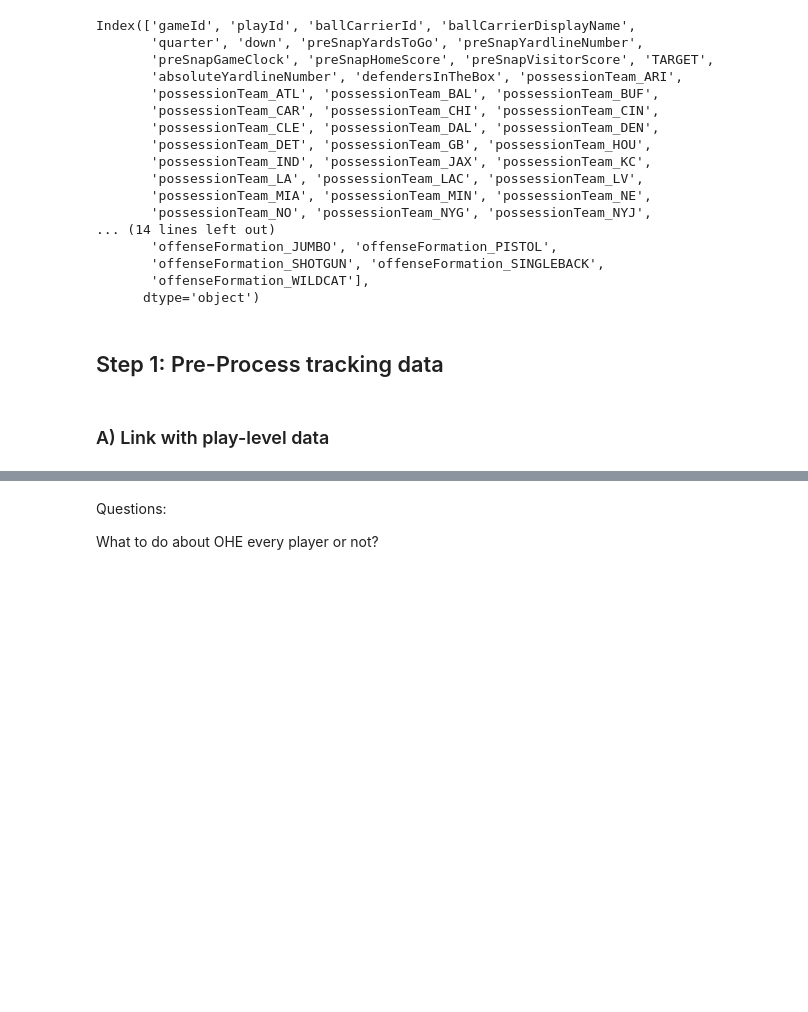
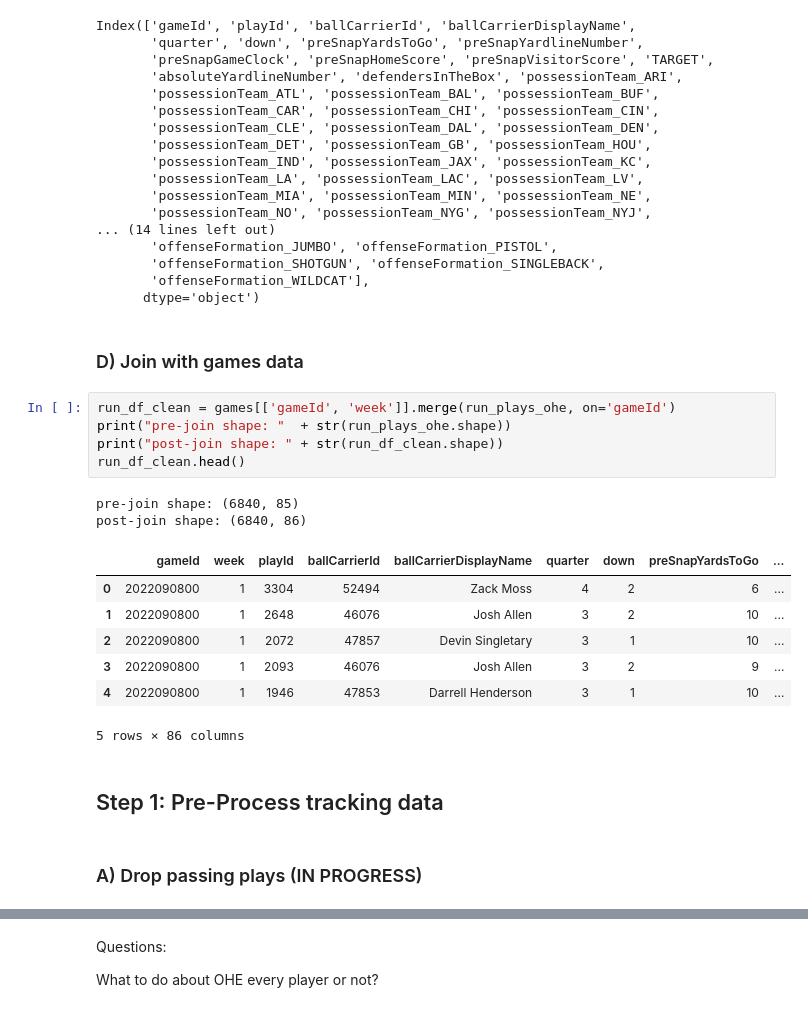
Before and after one commit to Andrew-Koulogeorge/NFL-Big-Data-Bowl, a Jupyter notebook: preprocessing/deep_learning_preprocessing_v1.ipynb, the cells around one changed output, grey strips where cells are left out. Saved outputs shown, nothing was run; the diff lists cells and outputs as text; blank space fills up the shorter version.

```diff
--- a/preprocessing/deep_learning_preprocessing_v1.ipynb
+++ b/preprocessing/deep_learning_preprocessing_v1.ipynb
@@ -159,7 +159,24 @@ Index(['gameId', 'playId', 'ballCarrierId', 'ballCarrierDisplayName',
        'offenseFormation_SHOTGUN', 'offenseFormation_SINGLEBACK',
        'offenseFormation_WILDCAT'],
       dtype='object')
+# %% [markdown]
+### D) Join with games data
+# %%
+run_df_clean = games[['gameId', 'week']].merge(run_plays_ohe, on='gameId')
+print("pre-join shape: "  + str(run_plays_ohe.shape))
+print("post-join shape: " + str(run_df_clean.shape))
+run_df_clean.head()
+# %% [output]
+pre-join shape: (6840, 85)
+post-join shape: (6840, 86)
+|  | gameId | week | playId | ballCarrierId | ballCarrierDisplayName | quarter | down | preSnapYardsToGo | ... |
+| 0 | 2022090800 | 1 | 3304 | 52494 | Zack Moss | 4 | 2 | 6 | ... |
+| 1 | 2022090800 | 1 | 2648 | 46076 | Josh Allen | 3 | 2 | 10 | ... |
+| 2 | 2022090800 | 1 | 2072 | 47857 | Devin Singletary | 3 | 1 | 10 | ... |
+| 3 | 2022090800 | 1 | 2093 | 46076 | Josh Allen | 3 | 2 | 9 | ... |
+| 4 | 2022090800 | 1 | 1946 | 47853 | Darrell Henderson | 3 | 1 | 10 | ... |
+5 rows × 86 columns
 # %% [markdown]
 ## Step 1: Pre-Process tracking data
-# %% [markdown]
-### A) Link with play-level data
+# %% [markdown]
+### A) Drop passing plays (IN PROGRESS)
```
Also changed, not shown: parts of 10 cells of this notebook.
